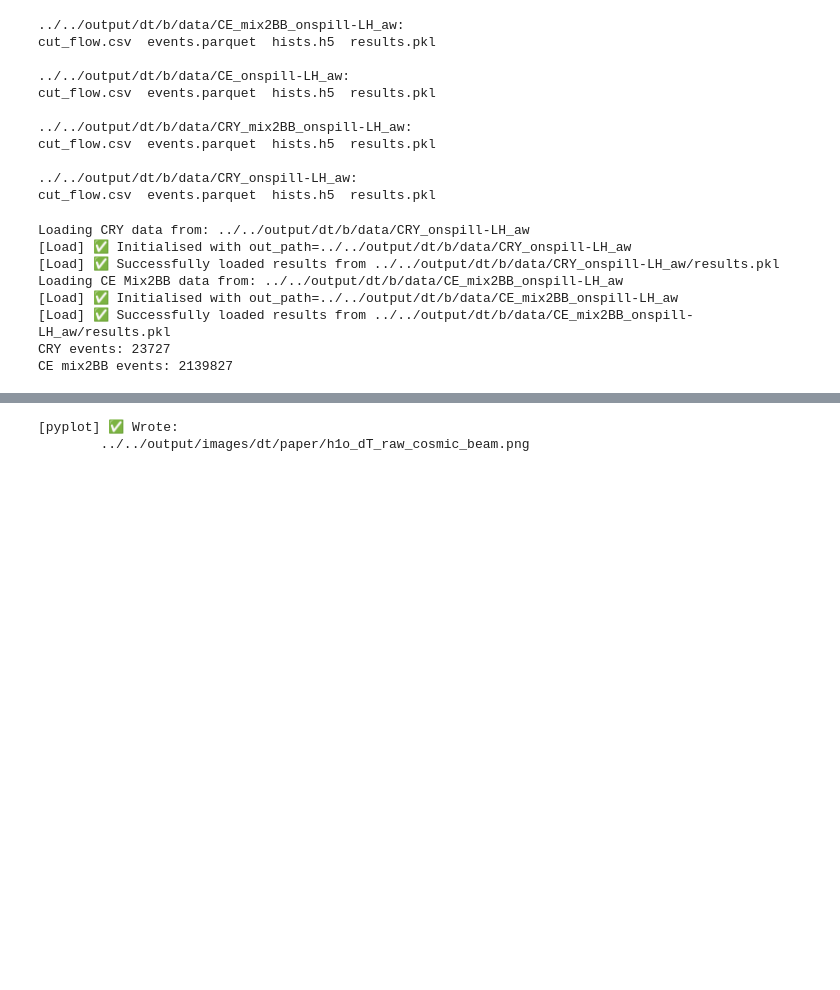
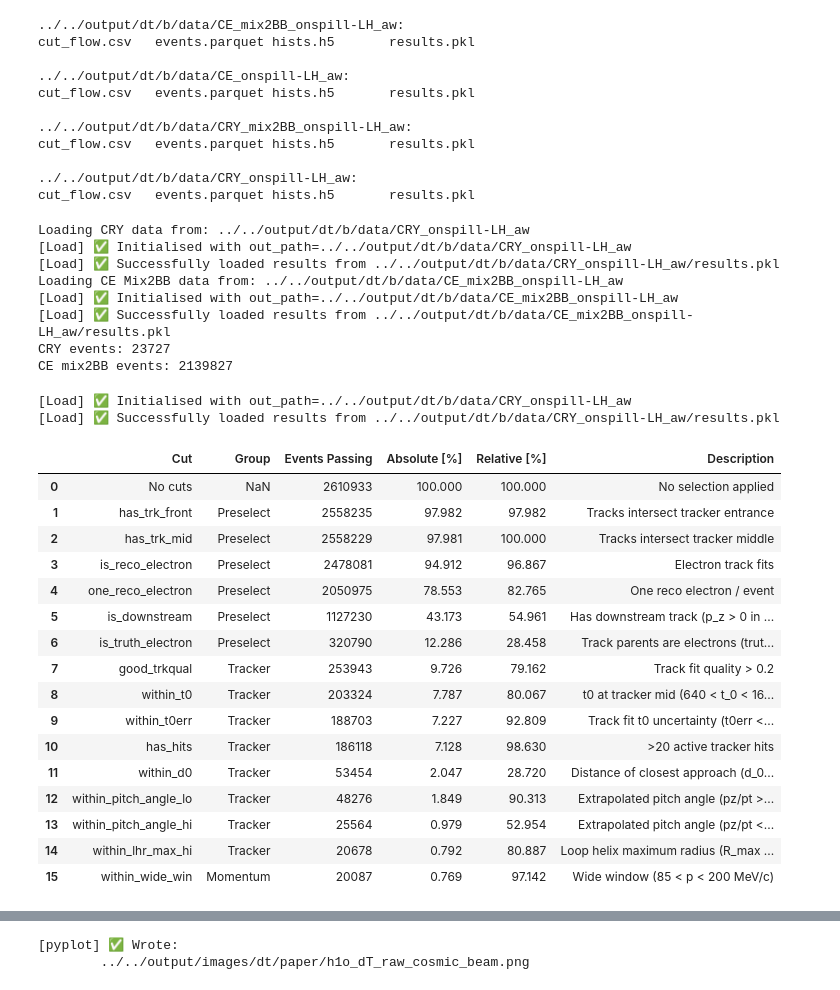
Before and after one commit to sam-grant/mu2e-cosmic, a Jupyter notebook: notebooks/dT/dt_optimisation.ipynb, the cells around one changed output, grey strips where cells are left out. Cells and saved outputs as stored; diff of their text form; code cells hidden in the pictures; blank space fills up the shorter version.

```diff
--- a/notebooks/dT/dt_optimisation.ipynb
+++ b/notebooks/dT/dt_optimisation.ipynb
@@ -62,6 +62,30 @@ Loading CE Mix2BB data from: ../../output/dt/b/data/CE_mix2BB_onspill-LH_aw
 [Load] ✅ Successfully loaded results from ../../output/dt/b/data/CE_mix2BB_onspill-LH_aw/results.pkl
 CRY events: 23727
 CE mix2BB events: 2139827
+# %%
+tmp = Load(in_path=cry_path).load_pkl()
+display(tmp["cut_flow"])
+# cry_data
+# %% [output]
+[Load] ✅ Initialised with out_path=../../output/dt/b/data/CRY_onspill-LH_aw
+[Load] ✅ Successfully loaded results from ../../output/dt/b/data/CRY_onspill-LH_aw/results.pkl
+|  | Cut | Group | Events Passing | Absolute [%] | Relative [%] | Description |
+| 0 | No cuts | NaN | 2610933 | 100.000 | 100.000 | No selection applied |
+| 1 | has_trk_front | Preselect | 2558235 | 97.982 | 97.982 | Tracks intersect tracker entrance |
+| 2 | has_trk_mid | Preselect | 2558229 | 97.981 | 100.000 | Tracks intersect tracker middle |
+| 3 | is_reco_electron | Preselect | 2478081 | 94.912 | 96.867 | Electron track fits |
+| 4 | one_reco_electron | Preselect | 2050975 | 78.553 | 82.765 | One reco electron / event |
+| 5 | is_downstream | Preselect | 1127230 | 43.173 | 54.961 | Has downstream track (p_z > 0 in ... |
+| 6 | is_truth_electron | Preselect | 320790 | 12.286 | 28.458 | Track parents are electrons (trut... |
+| 7 | good_trkqual | Tracker | 253943 | 9.726 | 79.162 | Track fit quality > 0.2 |
+| 8 | within_t0 | Tracker | 203324 | 7.787 | 80.067 | t0 at tracker mid (640 < t_0 < 16... |
+| 9 | within_t0err | Tracker | 188703 | 7.227 | 92.809 | Track fit t0 uncertainty (t0err <... |
+| 10 | has_hits | Tracker | 186118 | 7.128 | 98.630 | >20 active tracker hits |
+| 11 | within_d0 | Tracker | 53454 | 2.047 | 28.720 | Distance of closest approach (d_0... |
+| 12 | within_pitch_angle_lo | Tracker | 48276 | 1.849 | 90.313 | Extrapolated pitch angle (pz/pt >... |
+| 13 | within_pitch_angle_hi | Tracker | 25564 | 0.979 | 52.954 | Extrapolated pitch angle (pz/pt <... |
+| 14 | within_lhr_max_hi | Tracker | 20678 | 0.792 | 80.887 | Loop helix maximum radius (R_max ... |
+| 15 | within_wide_win | Momentum | 20087 | 0.769 | 97.142 | Wide window (85 < p < 200 MeV/c) |
 # %%
 df_cry = ak.to_dataframe(cry_data)
 df_ce_mix = ak.to_dataframe(ce_mix_data)
```
Also changed, not shown: parts of 5 cells of this notebook.
